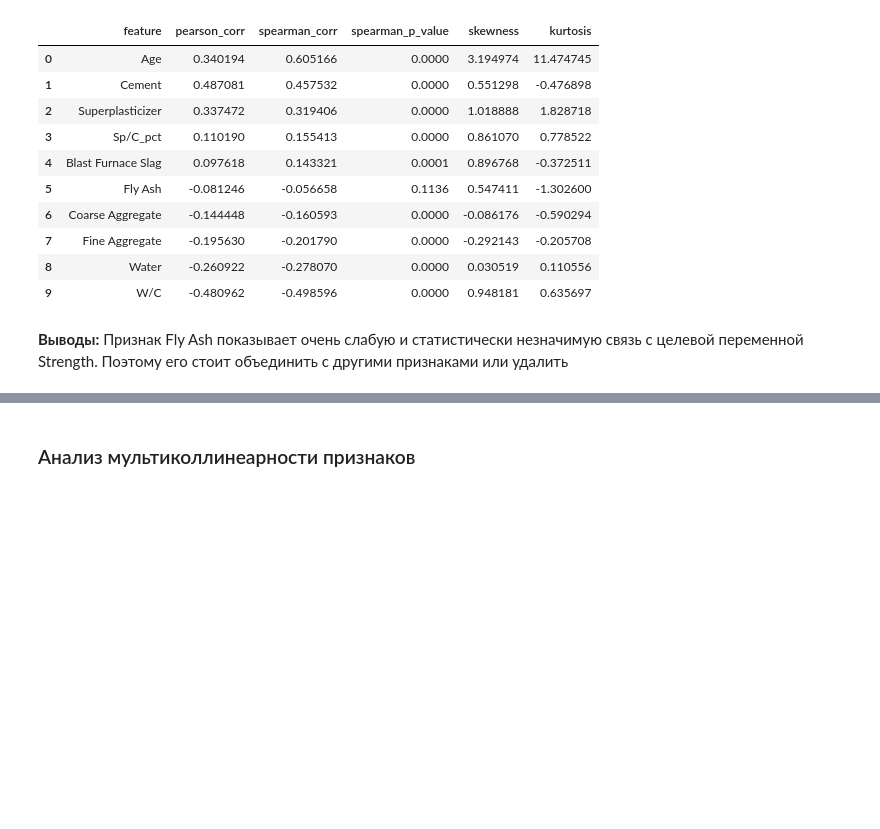
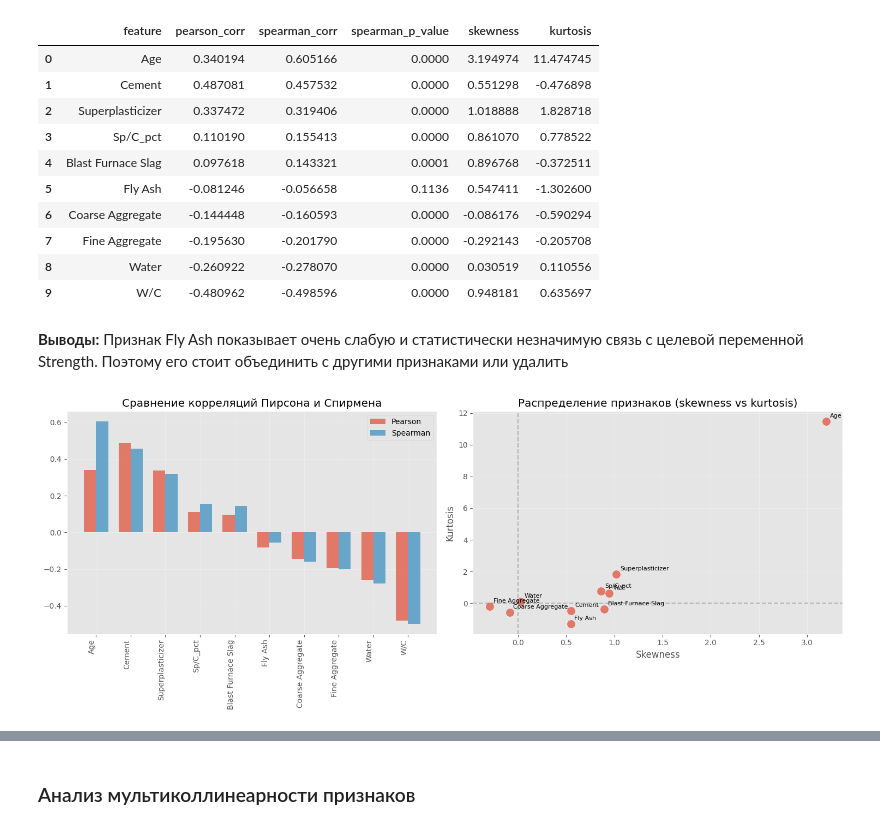
Before and after one commit to ProninPV/ml-regression_concrete-strength, a Jupyter notebook: notebooks/03_Data_loading_and_preprocessing.ipynb, the cells around one changed output, grey strips where cells are left out. Saved outputs shown, nothing was run; the diff lists cells and outputs as text; code cells hidden in the pictures; blank space fills up the shorter version.

```diff
--- a/notebooks/03_Data_loading_and_preprocessing.ipynb
+++ b/notebooks/03_Data_loading_and_preprocessing.ipynb
@@ -239,5 +254,7 @@ df_corr_target
 **Выводы:** Признак Fly Ash показывает очень слабую и статистически незначимую связь с целевой переменной Strength. Поэтому его стоит объединить с другими признаками или удалить
 # %%
 # Визуализация анализа признаков
-ml_utils.visualize_feature_analysis(df_corr_target)
+visualization.visualize_feature_analysis(df_corr_target)
+# %% [output]
+[figure, added]
 # %%
```
Also changed, not shown: parts of 5 cells of this notebook, 12 other files.
